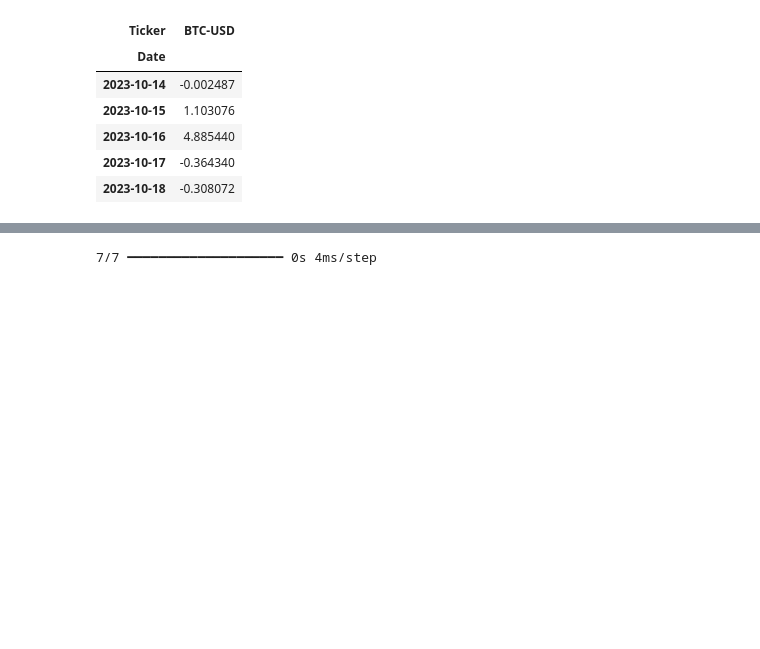
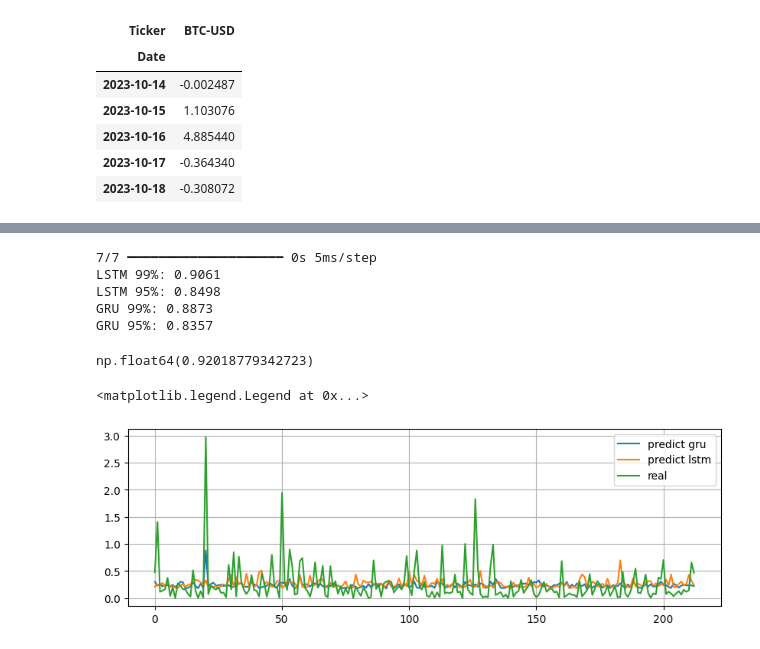
Before and after one commit to SemVan/BankingCourse, a Jupyter notebook: Seminar6.ipynb, the cells around one changed output, grey strips where cells are left out. Drawn from its saved outputs; the diff is of its cells as text; code cells hidden in the pictures; blank space fills up the shorter version.

```diff
--- a/Seminar6.ipynb
+++ b/Seminar6.ipynb
@@ -98,14 +98,3 @@ garch_forecast.variance
 | 2023-10-18 | -0.308072 |
 # %%
 from sklearn.model_selection import train_test_split
-# %%
-def create_sequences(data, window):
-    X, y = [], []
-    for i in range(window, len(data)):
-        X.append(data[i-window:i])
-        y.append(np.abs(data[i]))   # предсказываем абсолютную доходность (proxy волатильности)
-    return np.array(X), np.array(y)
-
-# # Применяем к доходностям тренировочной выборки
-x, y = create_sequences(returns.values, 60)
-x
@@ -173,8 +139,11 @@ window_size = 60
 def create_sequences(data, window):
     X, y = [], []
     for i in range(window, len(data)):
-        X.append(data[i-window:i])
-        y.append(np.abs(data[i]))   # предсказываем абсолютную доходность (proxy волатильности)
+        kusok = data[i-window:i+1]
+        kusok = kusok - np.mean(kusok)
+        kusok = kusok/np.abs(np.max(kusok))
+        X.append(kusok[:-1])
+        y.append(np.abs(kusok[-1]))   # предсказываем абсолютную доходность (proxy волатильности)
     return np.array(X), np.array(y)
 
 # # Применяем к доходностям тренировочной выборки
@@ -186,9 +155,9 @@ X_test, X_val, y_test, y_val = train_test_split(X_test, y_test, train_size=0.5)
 # # TODO 3.2: Нормализуйте входные данные (X) с помощью StandardScaler.
 # # Обучите scaler только на тренировочных данных, затем преобразуйте валидационные и тестовые.
 scaler = StandardScaler()
-X_train_scaled = scaler.fit_transform(X_train)
-X_val_scaled = scaler.fit_transform(X_val)
-X_test_scaled = scaler.fit_transform(X_test)
+X_train_scaled = X_train#scaler.fit_transform(X_train)
+X_val_scaled = X_val#scaler.fit_transform(X_val)
+X_test_scaled = X_test#scaler.fit_transform(X_test)
 
 # # Для LSTM вход должен быть 3D: (samples, timesteps, features). У нас features=1.
 X_train_lstm = X_train_scaled.reshape((X_train_scaled.shape[0], X_train_scaled.shape[1], 1))
@@ -204,6 +173,10 @@ X_test_lstm = X_test_scaled.reshape((X_test_scaled.shape[0], X_test_scaled.shape
 lstm_model = Sequential([
     LSTM(50, activation='relu', return_sequences=True, input_shape=(X_train_scaled.shape[1], 1)),
     Dropout(0.2),
+    LSTM(50, activation='relu', return_sequences=True, input_shape=(X_train_scaled.shape[1], 1)),
+    Dropout(0.2),
+    LSTM(50, activation='relu', return_sequences=True, input_shape=(X_train_scaled.shape[1], 1)),
+    Dropout(0.2),
     LSTM(50, activation='relu'),
     Dropout(0.2),
     Dense(1, activation='linear')
@@ -212,6 +185,6 @@ lstm_model.compile(optimizer='adam', loss='mse')
 # # TODO 4.2: Обучите модель с использованием EarlyStopping (patience=10) на валидационных данных.
 # # Установите количество эпох (например, 100) и batch_size=32.
 early_stop = EarlyStopping(monitor='val_loss', patience=10, restore_best_weights=True)
-history_lstm = lstm_model.fit(X_train_lstm, y_train, callbacks=early_stop, epochs=100)
+history_lstm = lstm_model.fit(X_train_lstm, y_train, callbacks=early_stop, epochs=40)
 # %% [output]
 Обучаем GARCH(1,1)...
@@ -295,23 +268,22 @@ VaR_95_gru = - norm.ppf(0.95) * pred_abs_return_gru
 # # ==========================
 # # Для каждой модели посчитаем количество дней, когда фактический убыток (отрицательная доходность) превышал VaR.
 # # Фактический убыток для длинной позиции = -return_t (если return_t отрицательный, то убыток положительный).
-# actual_loss = -returns_test.values[window_size:]  # обрезаем до длины прогнозов
+actual_loss = -y_test  # обрезаем до длины прогнозов
 
 # # TODO 7.1: Реализуйте функцию нарушения VaR (exceedance).
 # # Вход: массив VaR (положительные числа), массив фактических убытков. Выход: доля нарушений.
-# def violation_ratio(var_values, actual_losses):
-#     # <ВАШ_КОД>
-
+def violation_ratio(var_values, actual_losses):
+    return np.sum(actual_losses > var_values[:, 0])/actual_losses.shape[0]
 # # Для GARCH (убедитесь, что длины совпадают)
 # actual_loss_garch = actual_loss  # так как GARCH дал прогнозы на тест той же длины
 
 # print("=== Доля нарушений VaR (тестовая выборка) ===")
 # print(f"GARCH(1,1) 99%: {violation_ratio(VaR_99_garch, actual_loss_garch):.4f} (ожидалось 0.01)")
 # print(f"GARCH(1,1) 95%: {violation_ratio(VaR_95_garch, actual_loss_garch):.4f} (ожидалось 0.05)")
-# print(f"LSTM 99%: {violation_ratio(VaR_99_lstm.flatten(), actual_loss):.4f}")
-# print(f"LSTM 95%: {violation_ratio(VaR_95_lstm.flatten(), actual_loss):.4f}")
-# print(f"GRU 99%: {violation_ratio(VaR_99_gru.flatten(), actual_loss):.4f}")
-# print(f"GRU 95%: {violation_ratio(VaR_95_gru.flatten(), actual_loss):.4f}")
+print(f"LSTM 99%: {violation_ratio(VaR_99_lstm, actual_loss):.4f}")
+print(f"LSTM 95%: {violation_ratio(VaR_95_lstm, actual_loss):.4f}")
+print(f"GRU 99%: {violation_ratio(VaR_99_gru, actual_loss):.4f}")
+print(f"GRU 95%: {violation_ratio(VaR_95_gru, actual_loss):.4f}")
 
 # # ==========================
 # # 8. ВИЗУАЛИЗАЦИЯ РЕЗУЛЬТАТОВ
@@ -341,4 +313,22 @@ VaR_95_gru = - norm.ppf(0.95) * pred_abs_return_gru
 # # TODO 8.1: Постройте ступенчатый график кумулятивного количества нарушений для каждой модели.
 # # Это поможет увидеть, не сгруппированы ли нарушения (что плохо для модели).
 # %% [output]
-7/7 ━━━━━━━━━━━━━━━━━━━━ 0s 4ms/step
+7/7 ━━━━━━━━━━━━━━━━━━━━ 0s 5ms/step
+LSTM 99%: 0.9061
+LSTM 95%: 0.8498
+GRU 99%: 0.8873
+GRU 95%: 0.8357
+# %%
+np.sum(actual_loss > VaR_99_lstm[:, 0])/actual_loss.shape[0]
+# %% [output]
+np.float64(0.92018779342723)
+# %%
+plt.figure(figsize=(10, 3))
+plt.plot(pred_abs_return_gru, label='predict gru')
+plt.plot(pred_abs_return_lstm, label='predict lstm')
+plt.plot(y_test, label='real')
+plt.grid()
+plt.legend()
+# %% [output]
+<matplotlib.legend.Legend at 0x...>
+[figure, added]
```
Also changed, not shown: parts of 10 cells of this notebook, 1 other file.
